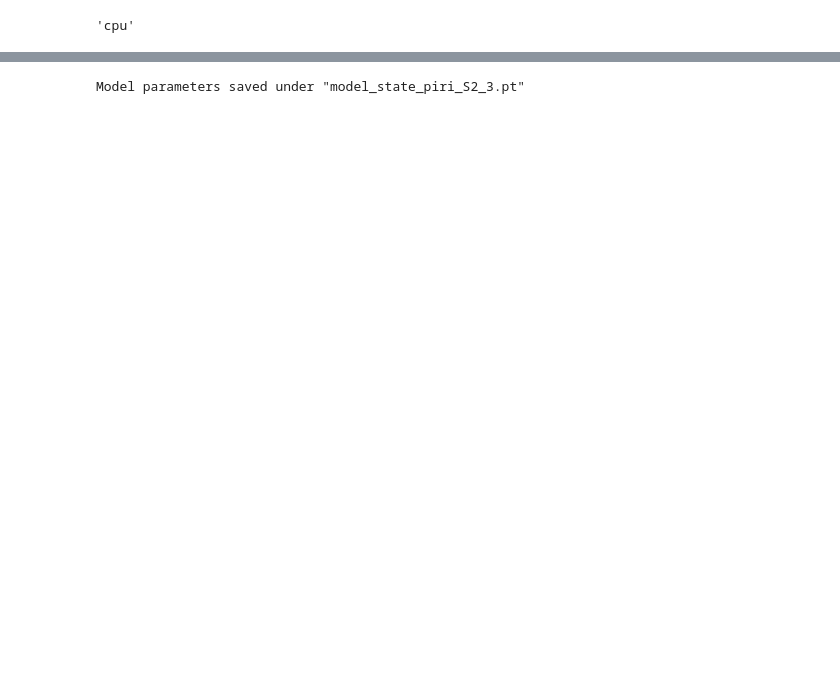
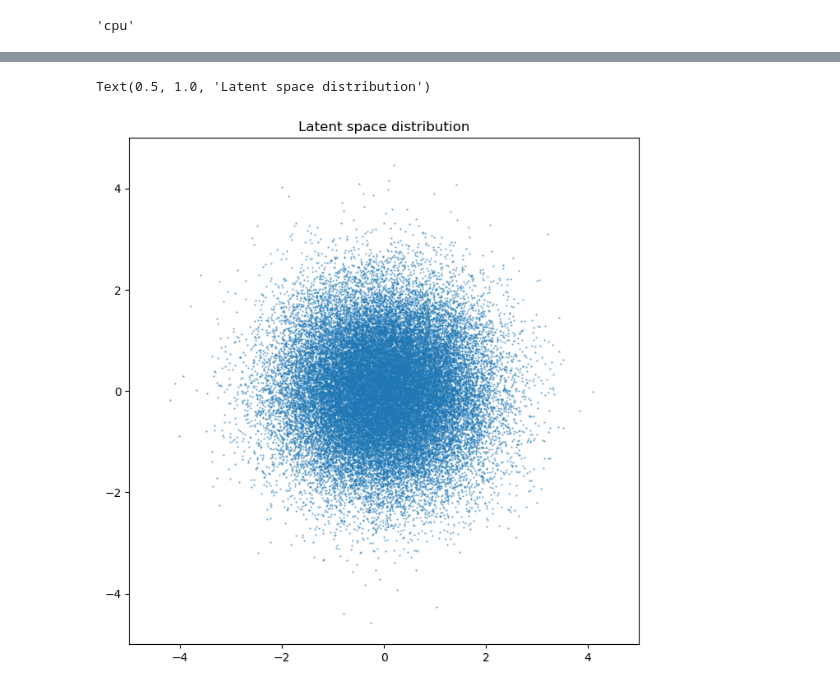
Before and after one commit to maojrs/deepRD, a Jupyter notebook: deepRD/noiseSampler/models/cvae_mzs.ipynb, the cells around one changed output, grey strips where cells are left out. Saved outputs shown, nothing was run; the diff lists cells and outputs as text; code cells hidden in the pictures; blank space fills up the shorter version.

```diff
--- a/deepRD/noiseSampler/models/cvae_mzs.ipynb
+++ b/deepRD/noiseSampler/models/cvae_mzs.ipynb
@@ -100,7 +325,7 @@ class VarAutoencoder_128(nn.Module):
 
 loss_1 = nn.MSELoss()
 def loss_2(mu, logvar):
-    return torch.mean(-0.5 * torch.sum(1 + logvar - mu ** 2 - torch.exp(logvar), dim = 1), dim = 0).sum()
+    return torch.mean(-0.5 * torch.sum(1 + logvar - mu ** 2 - torch.exp(logvar), dim = 1), dim = 0)#.sum()
 # %%
 def modelTraining(data_loader, epochs, beta1, beta2, test_data_loader):
 
@@ -521,9 +774,16 @@ if plot_this:
 # %%
 # Save model parameters
-save_model = True
+save_model = False
 if save_model==True:
-    model_name = 'model_state_piri_S2_3.pt'
-    torch.save(VAE.state_dict(), model_name)
+    model_name = 'model_state_piri_FS4.pt'
+    torch.save(VAE.state_dict(), 'modelWeights/' + model_name)
     print(f'Model parameters saved under "{model_name}"')
-# %% [output]
-Model parameters saved under "model_state_piri_S2_3.pt"
+# %%
+plt.figure(figsize=(8,8))
+plt.scatter(z[inds, 0], z[inds, 1], s=0.5, alpha=0.5)
+plt.xlim([-5, 5])
+plt.ylim([-5, 5])
+plt.title('Latent space distribution')
+# %% [output]
+Text(0.5, 1.0, 'Latent space distribution')
+[figure, added]
```
Also changed, not shown: parts of 19 cells of this notebook, 10 other files.
